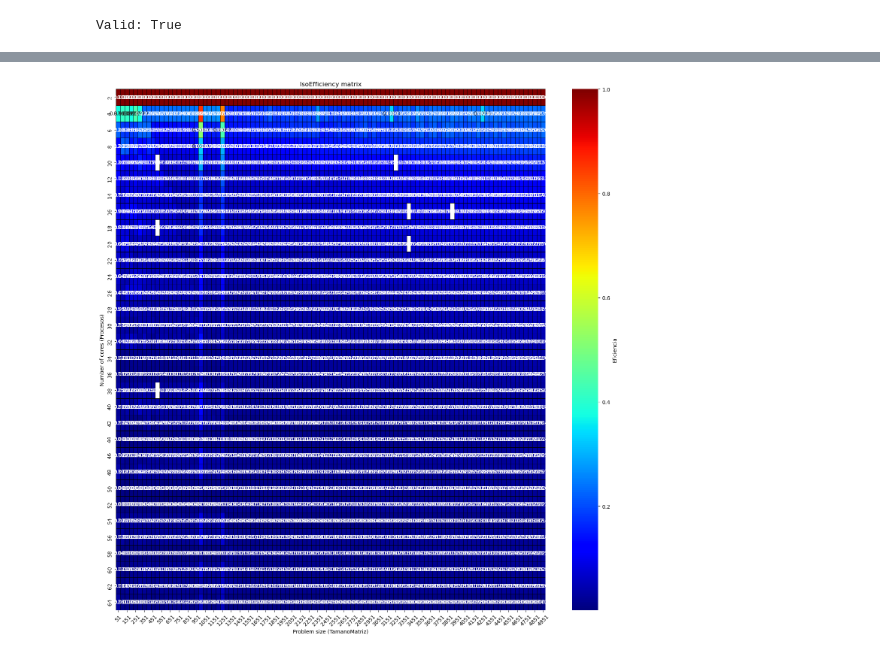
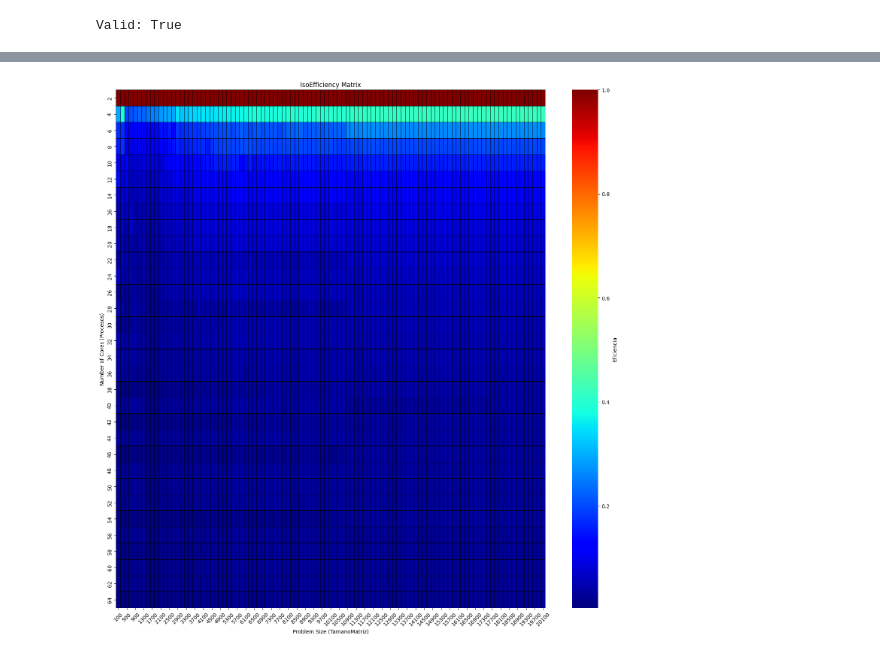
Before and after one commit to DavidCP-USC/Ordenaci-n-de-filas-de-matrices-con-MPI, a Jupyter notebook: calculos.ipynb, the cells around one changed output, grey strips where cells are left out. Saved outputs shown, nothing was run; the diff lists cells and outputs as text; code cells hidden in the pictures.

```diff
--- a/calculos.ipynb
+++ b/calculos.ipynb
@@ -16,4 +16,5 @@ dirImg = './imagenes'
 
 
 # CSV
-csv1 = './data.csv'
+csv1 = './dataGrande.csv'
+#csv1 = './data.csv'
@@ -192,29 +186,50 @@ efficiency_matrix
 # %%
 # Filtrar el DataFrame para eliminar los valores de 'Procesos' impares y 'TamanoMatriz' mayores a 4951
-filtered_df = final_df[(final_df['Procesos'] % 2 == 0) & (final_df['TamanoMatriz'] <= 4951) & (final_df['TamanoMatriz'] > 1)]
+filtered_df = final_df[(final_df['Procesos'] % 2 == 0) & (final_df['TamanoMatriz'] > 1)]
+
 # Crear la matriz de eficiencia usando el DataFrame filtrado
 efficiency_matrix = filtered_df.pivot(index='Procesos', columns='TamanoMatriz', values='Eficiencia')
 
 # Eliminar las columnas (TamanoMatriz) que no tienen datos (todos los valores NaN)
 efficiency_matrix = efficiency_matrix.dropna(axis=1, how='all')
 
+# Rellenar valores NaN con el promedio de los vecinos circundantes
+def fill_with_neighbors(matrix):
+    filled_matrix = matrix.copy()
+    for i in range(matrix.shape[0]):
+        for j in range(matrix.shape[1]):
+            if np.isnan(filled_matrix.iloc[i, j]):
+                # Calcular la media de los vecinos existentes
+                neighbors = []
+                for di, dj in [(-1, 0), (1, 0), (0, -1), (0, 1)]:
+                    ni, nj = i + di, j + dj
+                    if 0 <= ni < matrix.shape[0] and 0 <= nj < matrix.shape[1]:
+                        neighbors.append(matrix.iloc[ni, nj])
+                # Rellenar con la media si hay vecinos válidos
+                if neighbors:
+                    filled_matrix.iloc[i, j] = np.nanmean(neighbors)
+    return filled_matrix
+
+# Aplicar el relleno
+efficiency_matrix = fill_with_neighbors(efficiency_matrix)
+
 # Configura el tamaño de la figura
 plt.figure(figsize=(15, 15))
 
-# Usa el heatmap de Seaborn
-ax = sns.heatmap(efficiency_matrix, annot=True, fmt=".4f", cmap='jet', cbar_kws={'label': 'Eficiencia'}, linewidths=0.5, linecolor='black')
+# Usar el heatmap de Seaborn (sin anotaciones)
+ax = sns.heatmap(efficiency_matrix, annot=False, fmt=".4f", cmap='jet', cbar_kws={'label': 'Eficiencia'}, linewidths=0.5, linecolor='black')
 
-# Agrega títulos y etiquetas
-ax.set_title("IsoEfficiency matrix")
-ax.set_xlabel("Problem size (TamanoMatriz)")
-ax.set_ylabel("Number of cores (Procesos)")
+# Agregar títulos y etiquetas
+ax.set_title("IsoEfficiency Matrix")
+ax.set_xlabel("Problem Size (TamanoMatriz)")
+ax.set_ylabel("Number of Cores (Procesos)")
 
 # Rotación de las etiquetas de eje X para mayor claridad
 plt.xticks(rotation=45)
 
-# Guarda y muestra la figura
+# Guardar y mostrar la figura
 plt.tight_layout()
 plt.savefig(f'{dirImg}/iso_efficiency_matrix.png')
 plt.show()
 # %% [output]
-[figure, old version]
+[figure, new version]
```
Also changed, not shown: parts of 10 cells of this notebook, 13 other files.
